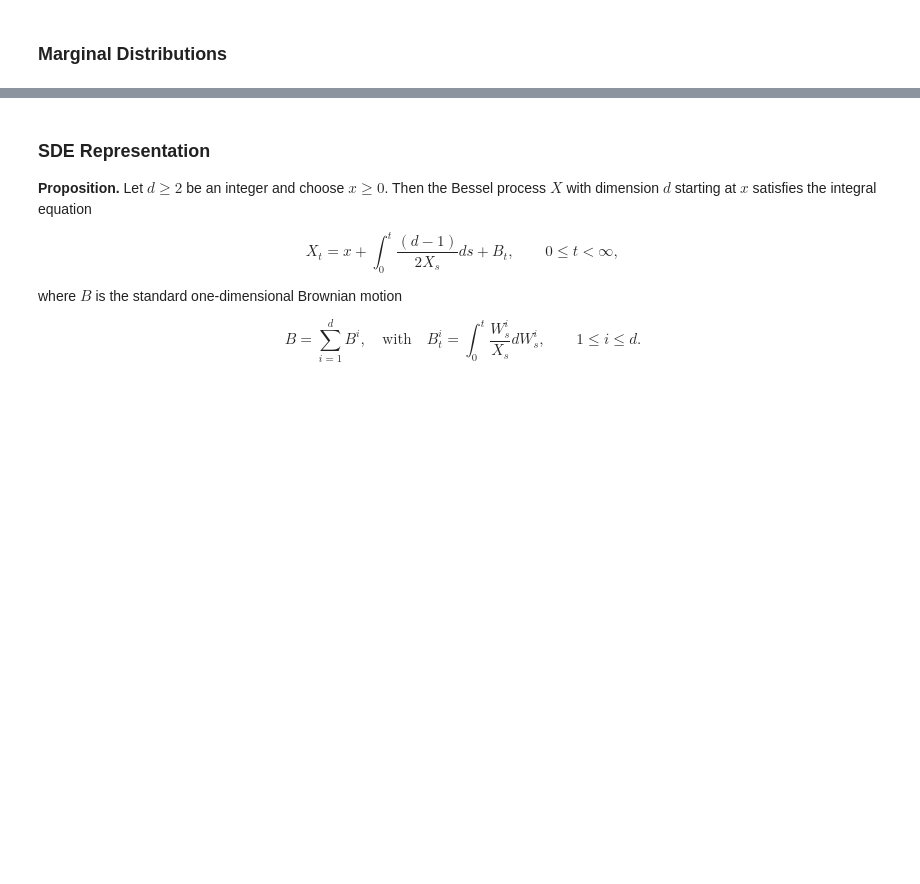
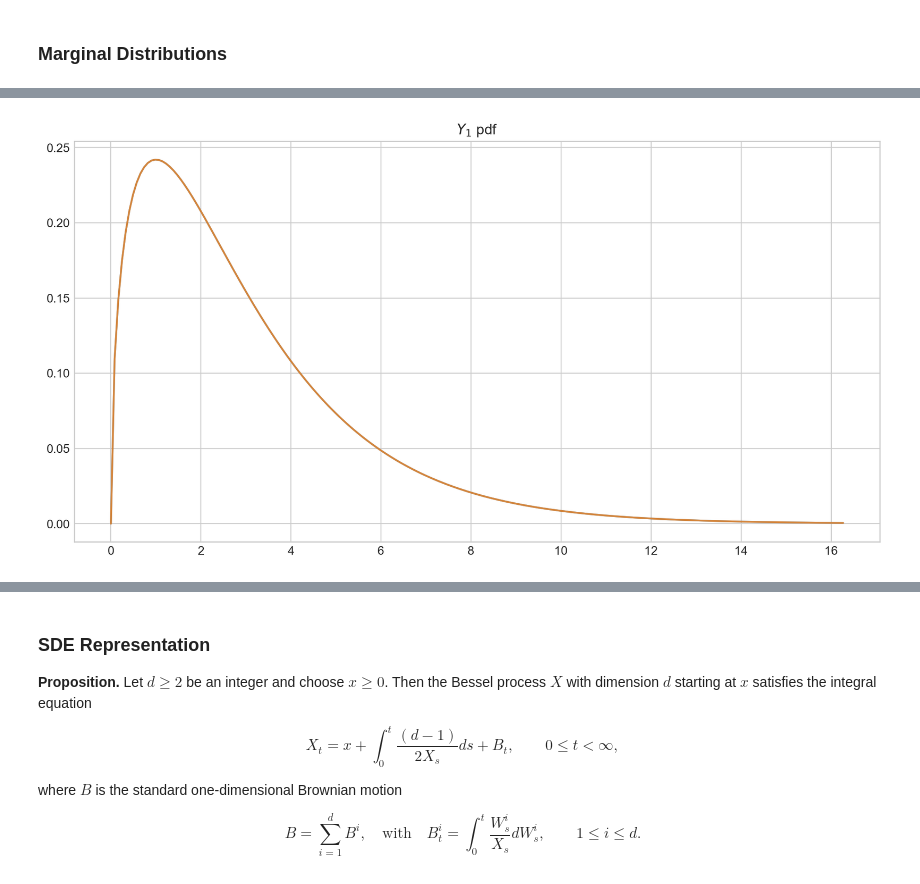
Before and after one commit to quantgirluk/Understanding-Quantitative-Finance, a Jupyter notebook: UQF/bessel_processes.ipynb, the cells around one changed output, grey strips where cells are left out. Drawn from its saved outputs; the diff is of its cells as text; code cells hidden in the pictures; blank space fills up the shorter version.

```diff
--- a/UQF/bessel_processes.ipynb
+++ b/UQF/bessel_processes.ipynb
@@ -135,0 +162,19 @@ i.e.;  $X_t = X_t|X_0=0$, is a scaled [Chi](https://en.wikipedia.org/wiki/Chi_di
+# %%
+from aleatory.processes import BESProcess
+
+from scipy.stats import chi, chi2
+dim = 3
+t = 1
+Y_1 = chi2(3, scale=t**2)
+y = np.linspace(0, Y_1.ppf(0.999), 200)
+plt.plot(y, Y_1.pdf(y), '-', lw=1.5, alpha=0.75, label=f'$t$={1:.2f}')
+
+process = BESQProcess(dim= 3)
+
+Y_1 = process.get_marginal(t=1)
+y = np.linspace(0, Y_1.ppf(0.999), 200)
+plt.plot(y, Y_1.pdf(y), '-', lw=1.5, alpha=0.75, label=f'$t$={1:.2f}')
+plt.title(f'$Y_1$ pdf')
+plt.show()
+# %% [output]
+[figure, added]
```
Also changed, not shown: parts of 13 cells of this notebook.
